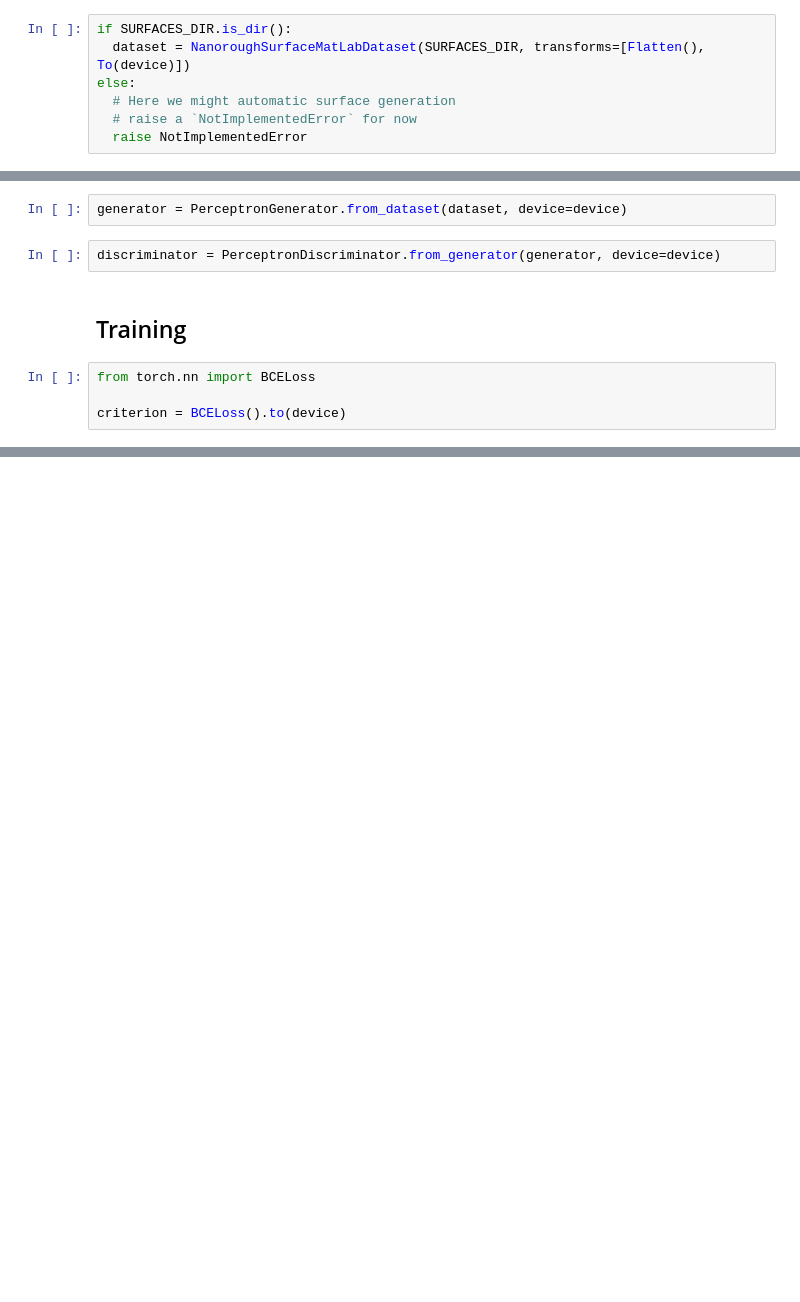
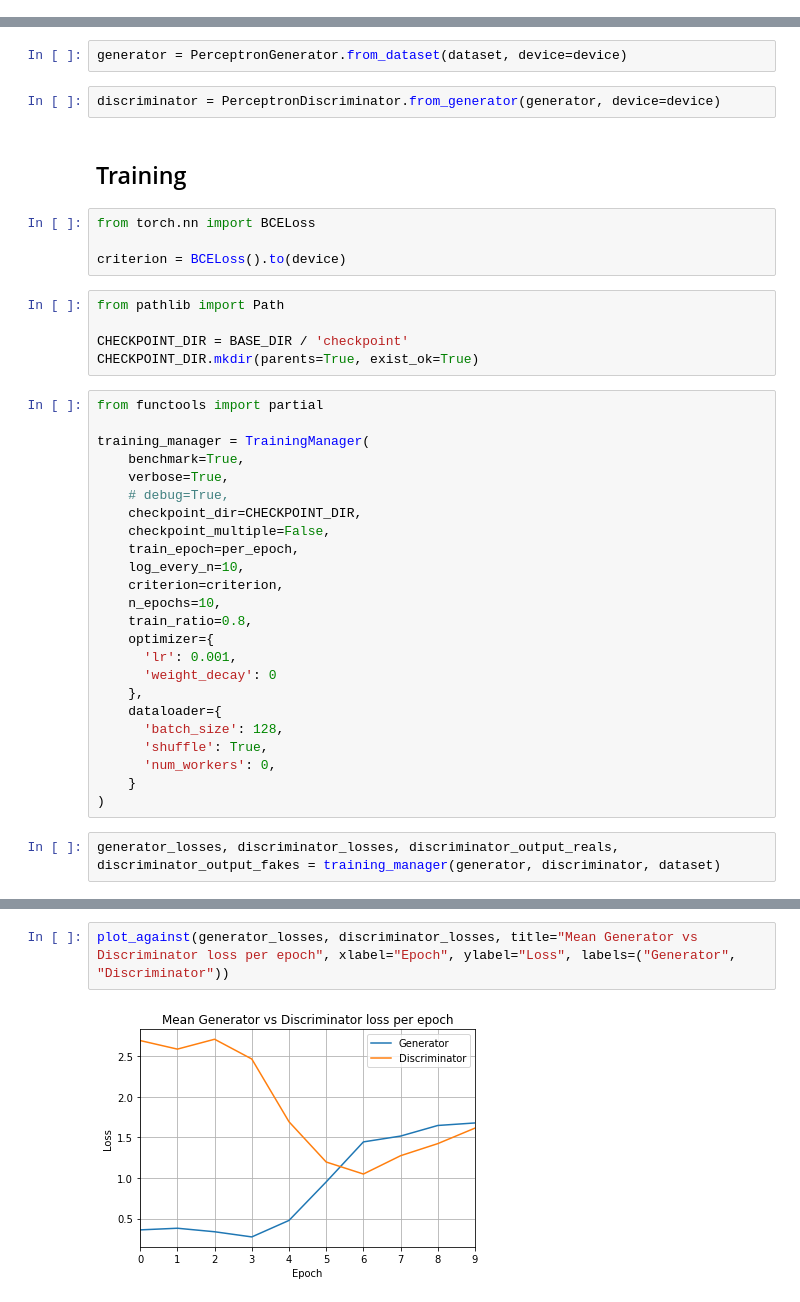
Before and after one commit to ddelikonstantis/RoughML, a Jupyter notebook: Nanorough_surface_Super_resolution.ipynb, the cells around one changed output, grey strips where cells are left out. Drawn from its saved outputs; the diff is of its cells as text; blank space fills up the shorter version.

```diff
--- a/Nanorough_surface_Super_resolution.ipynb
+++ b/Nanorough_surface_Super_resolution.ipynb
@@ -707,10 +792,3 @@ if DATASET_PATH.is_file():
-# %%
-if SURFACES_DIR.is_dir():
-  dataset = NanoroughSurfaceMatLabDataset(SURFACES_DIR, transforms=[Flatten(), To(device)])
-else:
-  # Here we might automatic surface generation
-  # raise a `NotImplementedError` for now
-  raise NotImplementedError
 # %% [markdown]
 ## Instantiating the **Generator** and the **Discriminator** Networks
 # %%
@@ -723,3 +801,34 @@ discriminator = PerceptronDiscriminator.from_generator(generator, device=device)
 from torch.nn import BCELoss
 
 criterion = BCELoss().to(device)
+# %%
+from pathlib import Path
+
+CHECKPOINT_DIR = BASE_DIR / 'checkpoint'
+CHECKPOINT_DIR.mkdir(parents=True, exist_ok=True)
+# %%
+from functools import partial
+
+training_manager = TrainingManager(
+    benchmark=True,
+    verbose=True,
+    # debug=True,
+    checkpoint_dir=CHECKPOINT_DIR,
+    checkpoint_multiple=False,
+    train_epoch=per_epoch,
+    log_every_n=10,
+    criterion=criterion,
+    n_epochs=10,
+    train_ratio=0.8,
+    optimizer={
+      'lr': 0.001,
+      'weight_decay': 0
+    },
+    dataloader={
+      'batch_size': 128,
+      'shuffle': True,
+      'num_workers': 0,
+    }
+)
+# %%
+generator_losses, discriminator_losses, discriminator_output_reals, discriminator_output_fakes = training_manager(generator, discriminator, dataset)
@@ -725,0 +853,4 @@ criterion = BCELoss().to(device)
+# %%
+plot_against(generator_losses, discriminator_losses, title="Mean Generator vs Discriminator loss per epoch", xlabel="Epoch", ylabel="Loss", labels=("Generator", "Discriminator"))
+# %% [output]
+[figure, added]
```
Also changed, not shown: parts of 65 cells of this notebook.
